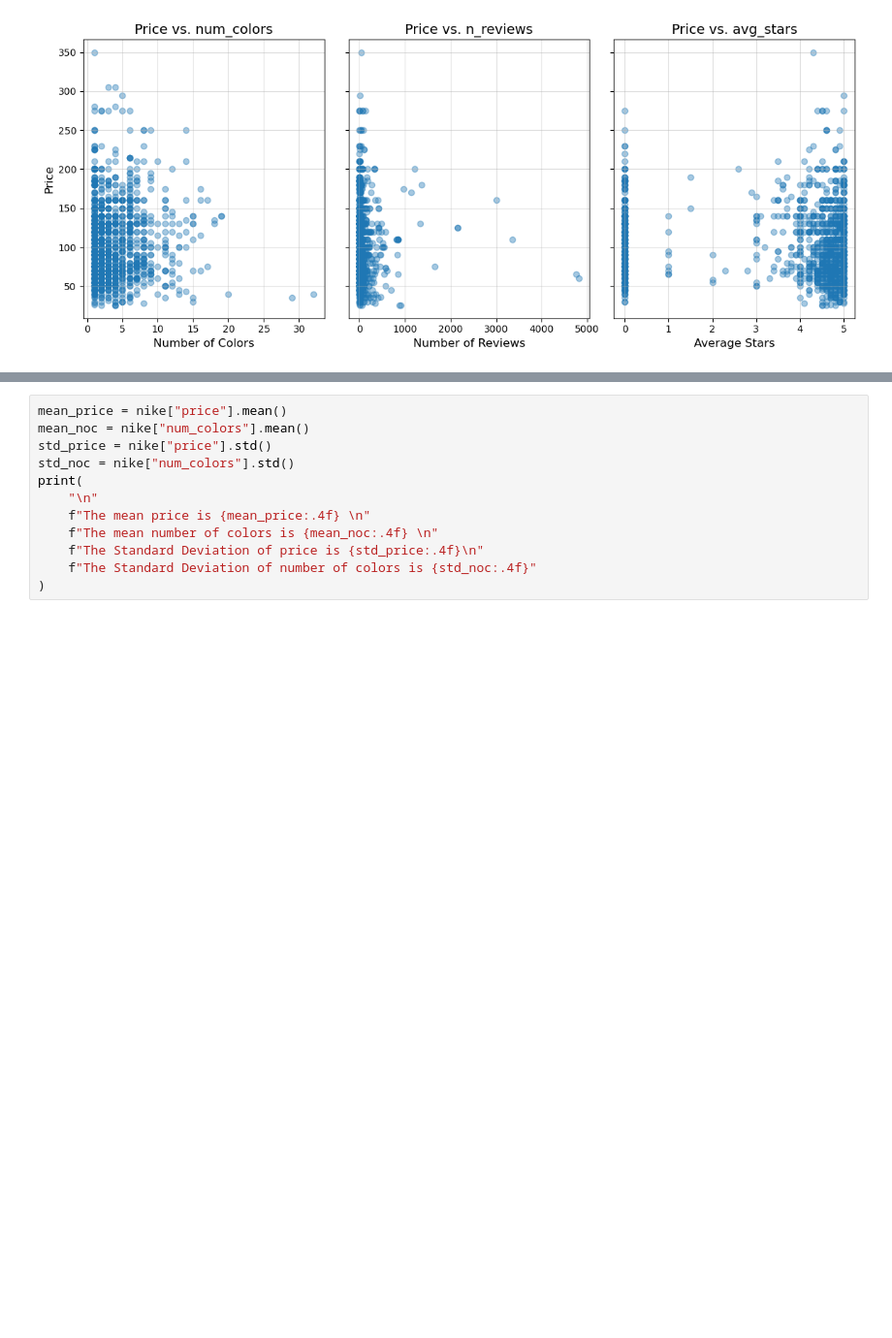
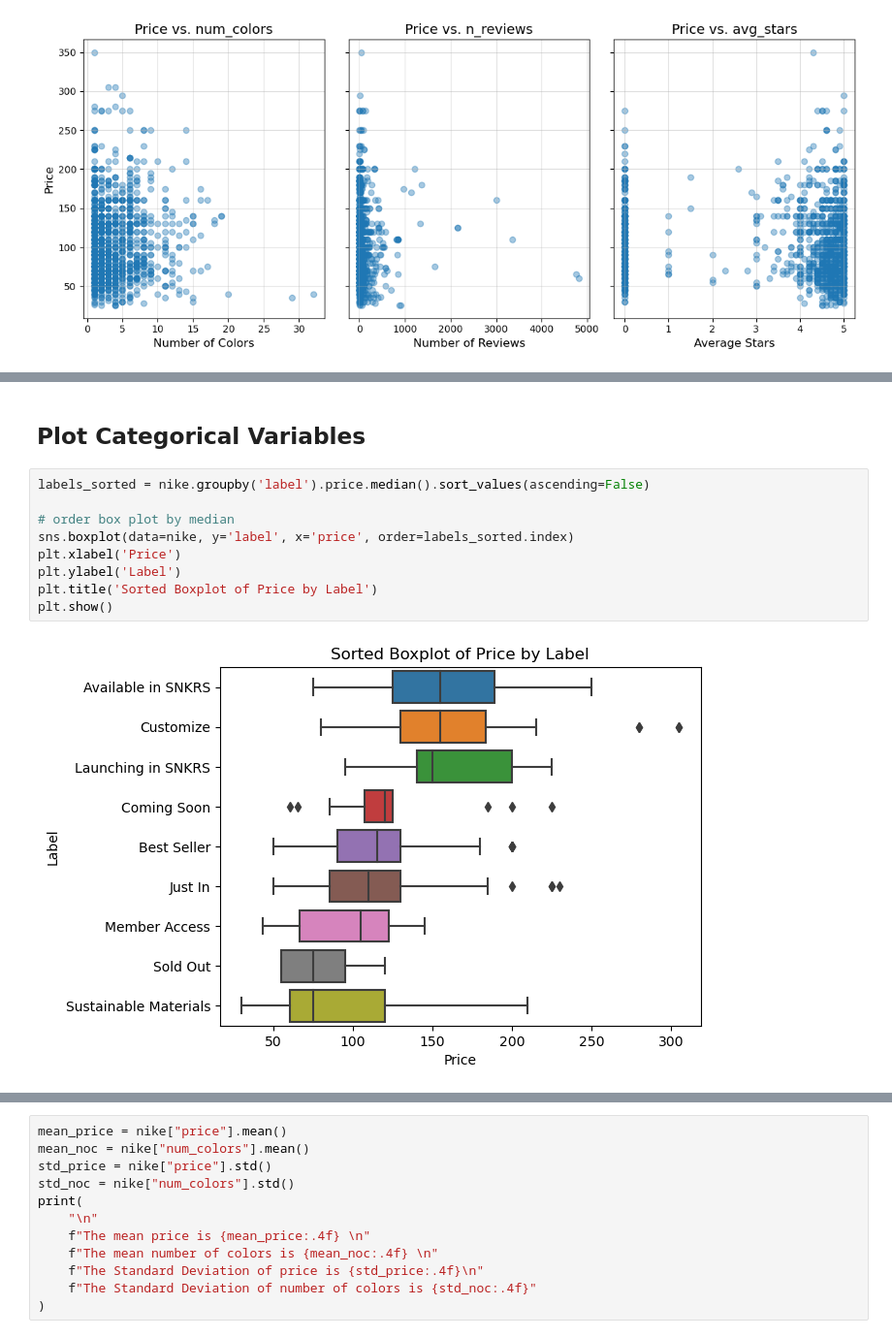
Before and after one commit to jasonkyungkim/nike_adidas_shoes, a Jupyter notebook: eda.ipynb, the cells around one changed output, grey strips where cells are left out. Shown: that part at 97% size. Saved outputs shown, nothing was run; the diff lists cells and outputs as text; blank space fills up the shorter version.

```diff
--- a/eda.ipynb
+++ b/eda.ipynb
@@ -94,0 +109,13 @@ plt.tight_layout()
+# %% [markdown]
+## Plot Categorical Variables
+# %%
+labels_sorted = nike.groupby('label').price.median().sort_values(ascending=False)
+
+# order box plot by median
+sns.boxplot(data=nike, y='label', x='price', order=labels_sorted.index)
+plt.xlabel('Price')
+plt.ylabel('Label')
+plt.title('Sorted Boxplot of Price by Label')
+plt.show()
+# %% [output]
+[figure, added]
```
Also changed, not shown: parts of 37 cells of this notebook, 2 other files.
